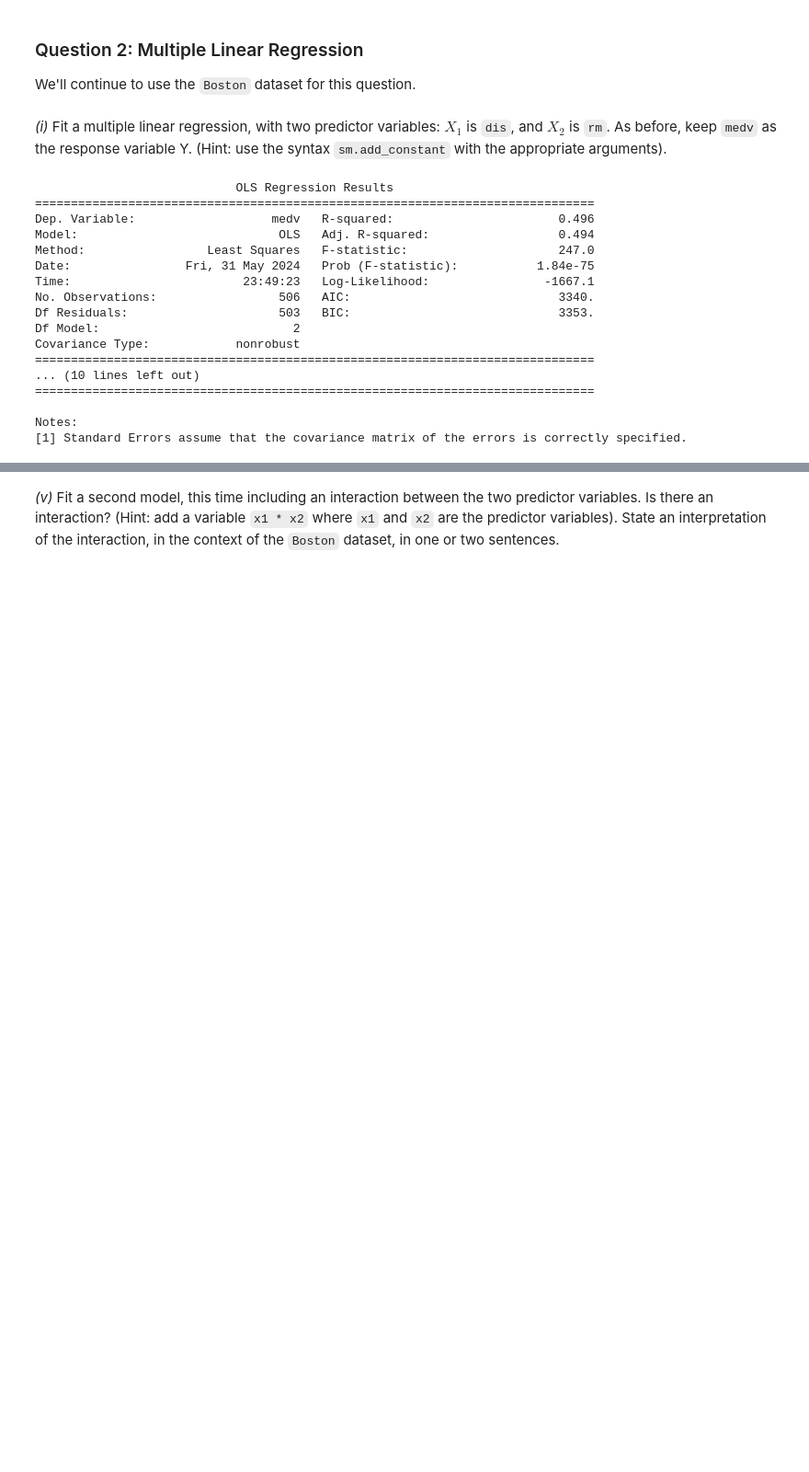
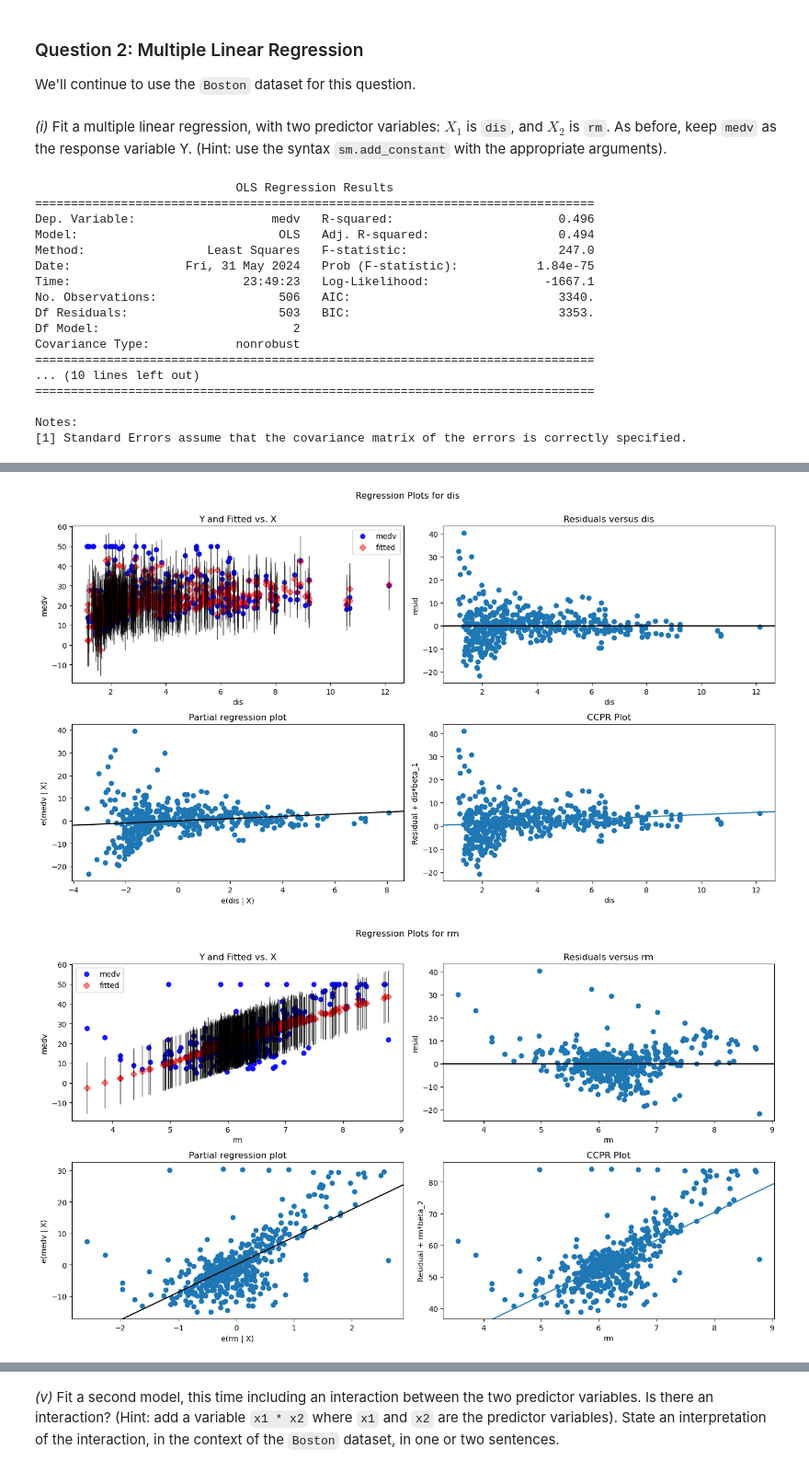
Before and after one commit to duggsun/applying_statistical_concepts, a Jupyter notebook: 02_assignments/assignment_1.ipynb, the cells around one changed output, grey strips where cells are left out. Shown: that part at 92% size. Drawn from its saved outputs; the diff is of its cells as text; code cells hidden in the pictures; blank space fills up the shorter version.

```diff
--- a/02_assignments/assignment_1.ipynb
+++ b/02_assignments/assignment_1.ipynb
@@ -188,3 +198,12 @@ _(iii)_ Review the model output, using `summary()`. Does it appear that both `di
 _(iv)_ We can use the inbuilt `sm.graphics.plot_regress_exog` function to generate helpful diagnostic plots (Hint: provide `plot_regress_exog` with the multiple regression model). Review the first generated plot, 'Residuals vs. Fitted'. Which observations are outliers? What impact might outliers have on our model?
 # %%
-# Add your code here
+fig = plt.figure(figsize=(14, 8))
+
+sm.graphics.plot_regress_exog(result, 'dis', fig=fig)
+
+fig = plt.figure(figsize=(14, 8))
+
+sm.graphics.plot_regress_exog(result, 'rm', fig=fig);
+# %% [output]
+[figure, added]
+[figure, added]
```
Also changed, not shown: parts of 7 cells of this notebook.
